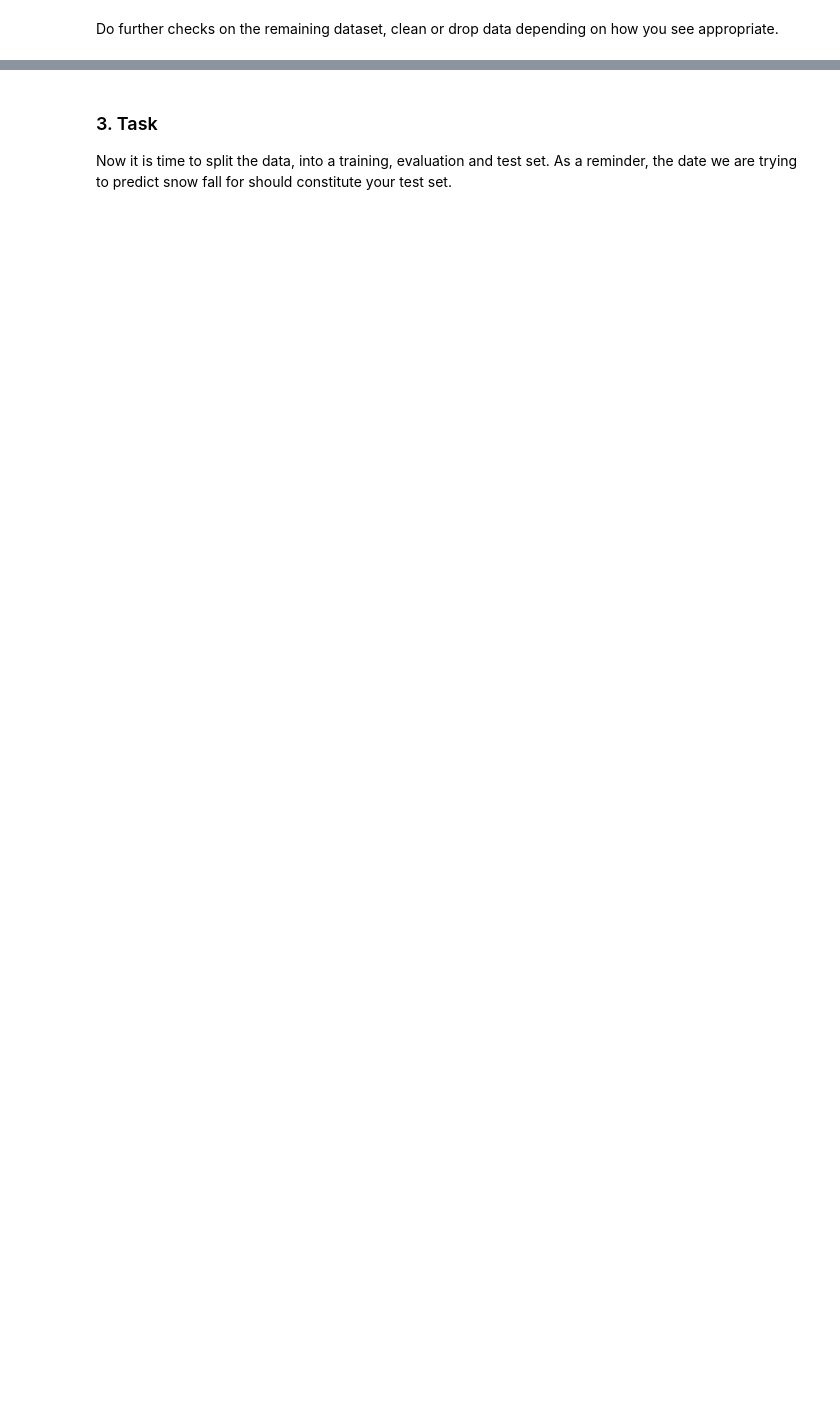
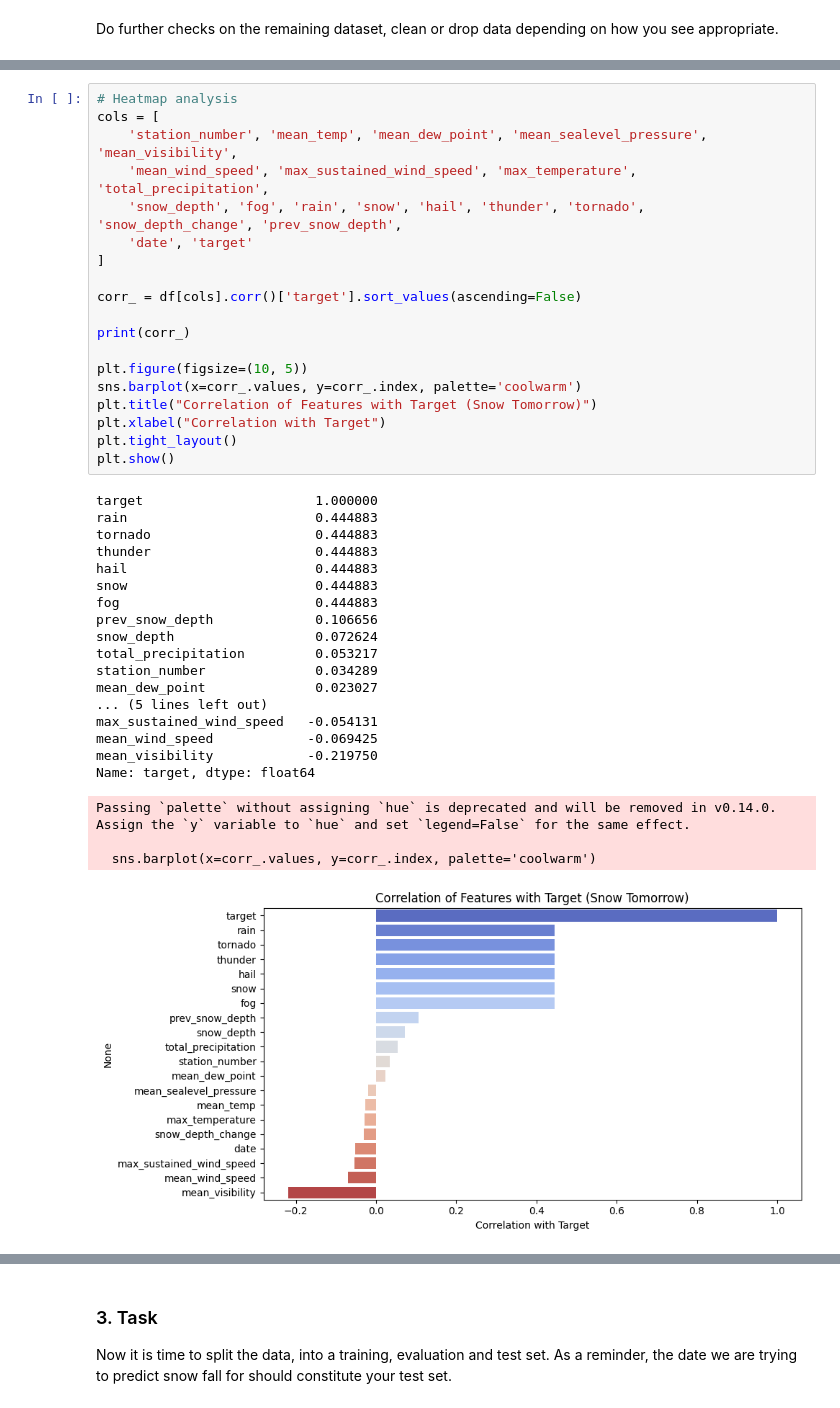
Before and after one commit to yanghang0918/Will-it-snow-tomorrow-, a Jupyter notebook: Coding Challenge.ipynb, the cells around one changed output, grey strips where cells are left out. Drawn from its saved outputs; the diff is of its cells as text; blank space fills up the shorter version.

```diff
--- a/Coding Challenge.ipynb
+++ b/Coding Challenge.ipynb
@@ -35,0 +286,41 @@ Do further checks on the remaining dataset, clean or drop data depending on how
+# %%
+# Heatmap analysis
+cols = [
+    'station_number', 'mean_temp', 'mean_dew_point', 'mean_sealevel_pressure', 'mean_visibility',
+    'mean_wind_speed', 'max_sustained_wind_speed', 'max_temperature', 'total_precipitation',
+    'snow_depth', 'fog', 'rain', 'snow', 'hail', 'thunder', 'tornado', 'snow_depth_change', 'prev_snow_depth',
+    'date', 'target'
+]
+
+corr_ = df[cols].corr()['target'].sort_values(ascending=False)
+
+print(corr_)
+
+plt.figure(figsize=(10, 5))
+sns.barplot(x=corr_.values, y=corr_.index, palette='coolwarm')
+plt.title("Correlation of Features with Target (Snow Tomorrow)")
+plt.xlabel("Correlation with Target")
+plt.tight_layout()
+plt.show()
+# %% [output]
+target                      1.000000
+rain                        0.444883
+tornado                     0.444883
+thunder                     0.444883
+hail                        0.444883
+snow                        0.444883
+fog                         0.444883
+prev_snow_depth             0.106656
+snow_depth                  0.072624
+total_precipitation         0.053217
+station_number              0.034289
+mean_dew_point              0.023027
+... (5 lines left out)
+max_sustained_wind_speed   -0.054131
+mean_wind_speed            -0.069425
+mean_visibility            -0.219750
+Name: target, dtype: float64
+Passing `palette` without assigning `hue` is deprecated and will be removed in v0.14.0. Assign the `y` variable to `hue` and set `legend=False` for the same effect.
+
+  sns.barplot(x=corr_.values, y=corr_.index, palette='coolwarm')
+[figure, added]
```
Also changed, not shown: parts of 71 cells of this notebook.
